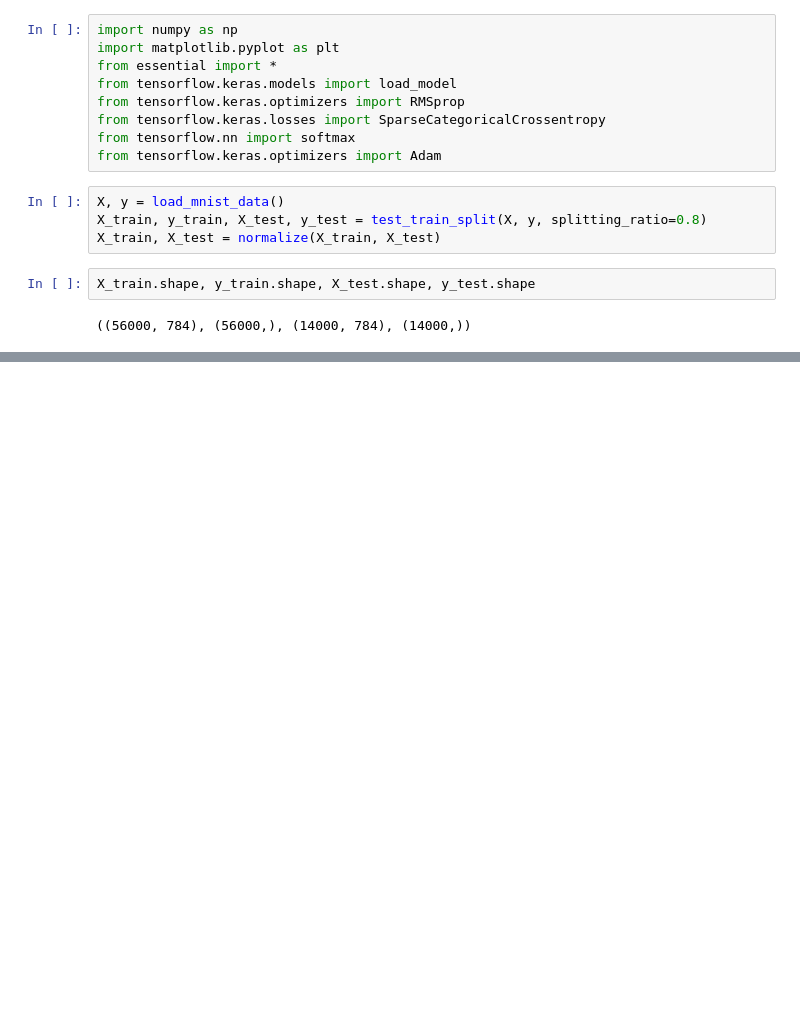
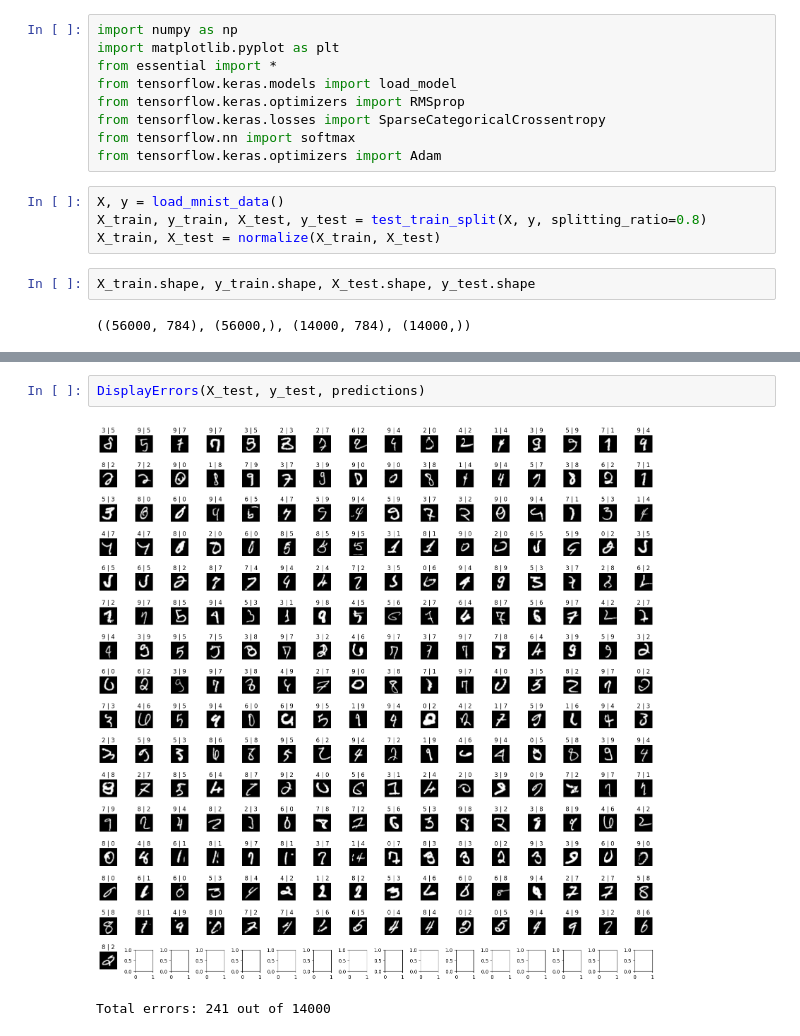
Before and after one commit to Aditya-Ankur/MNIST-Classification-Model, a Jupyter notebook: training.ipynb, the cells around one changed output, grey strips where cells are left out. Cells and saved outputs as stored; diff of their text form; blank space fills up the shorter version.

```diff
--- a/training.ipynb
+++ b/training.ipynb
@@ -53,0 +62,5 @@ print(accuracy)
+# %%
+DisplayErrors(X_test, y_test, predictions)
+# %% [output]
+[figure, added]
+Total errors: 241 out of 14000
```
Also changed, not shown: parts of 2 cells of this notebook, 2 other files.
